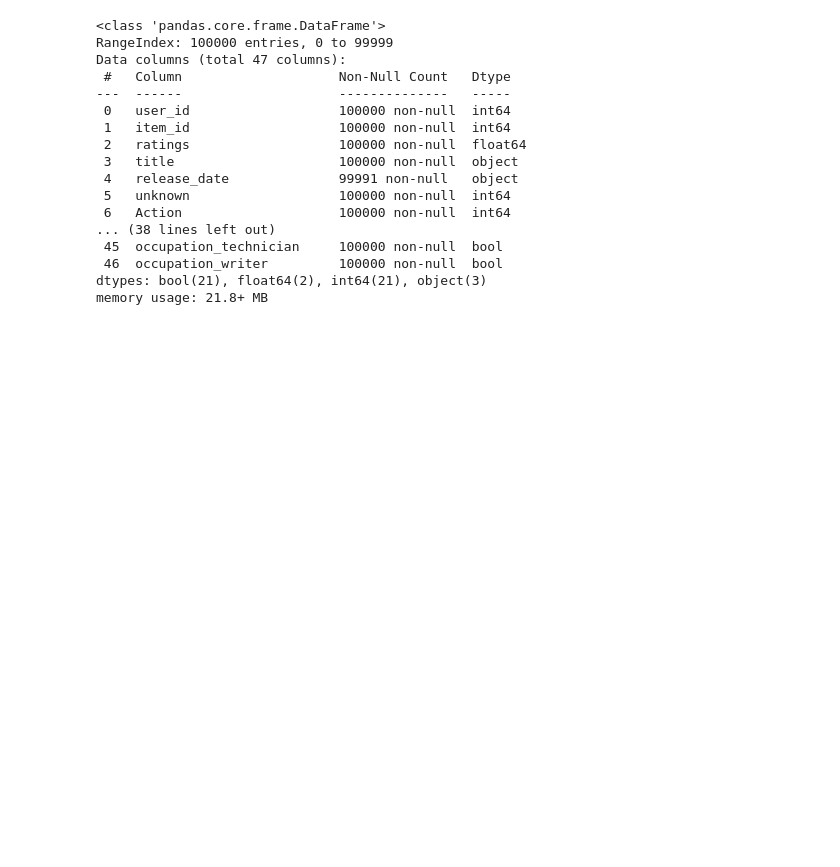
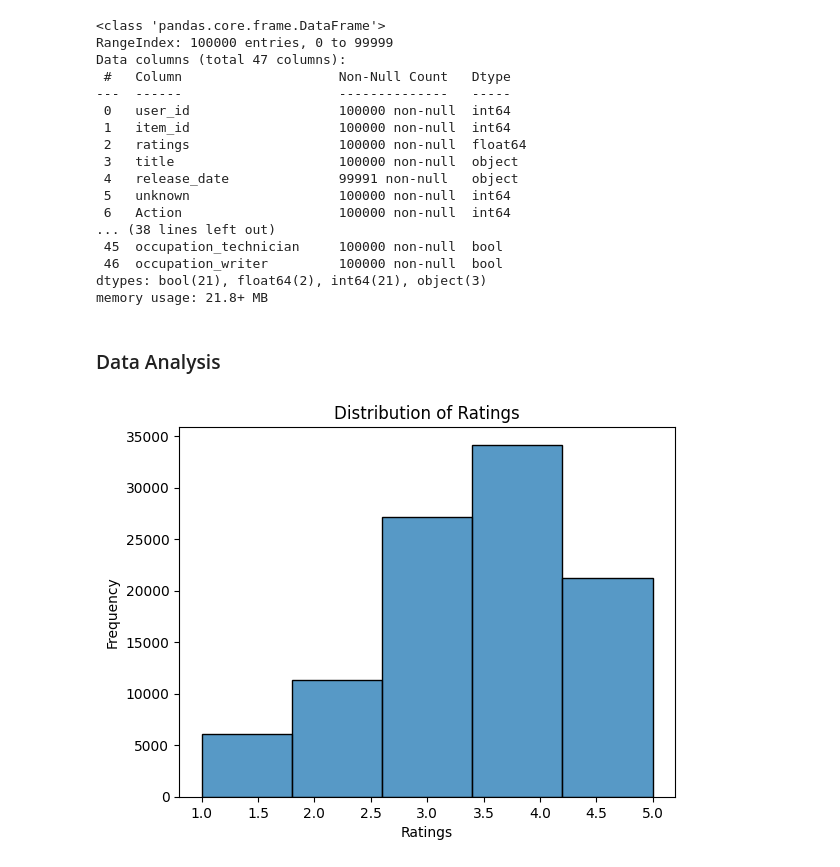
Before and after one commit to vinidujay/Movie-Recommendations, a Jupyter notebook: movies.ipynb, the cells around one changed output. Saved outputs shown, nothing was run; the diff lists cells and outputs as text; code cells hidden in the pictures; blank space fills up the shorter version.

Commit message:
Analysis, Prediction Models and Data Visualizations

```diff
--- a/movies.ipynb
+++ b/movies.ipynb
@@ -210,3 +210,17 @@ Data columns (total 47 columns):
  46  occupation_writer         100000 non-null  bool
 dtypes: bool(21), float64(2), int64(21), object(3)
 memory usage: 21.8+ MB
+# %% [markdown]
+### Data Analysis
+# %%
+#how users rate movies
+import matplotlib.pyplot as plt
+import seaborn as sns
+
+sns.histplot(data['ratings'], bins=5)
+plt.title("Distribution of Ratings")
+plt.xlabel("Ratings")
+plt.ylabel("Frequency")
+plt.show()
+# %% [output]
+[figure, added]
```
Also changed, not shown: parts of 20 cells of this notebook.
